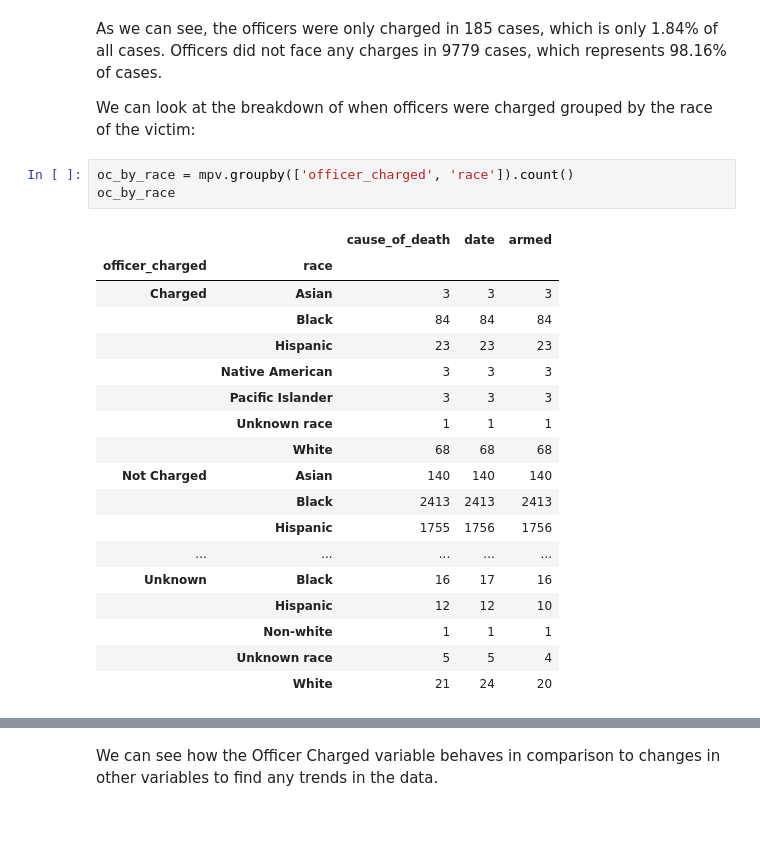
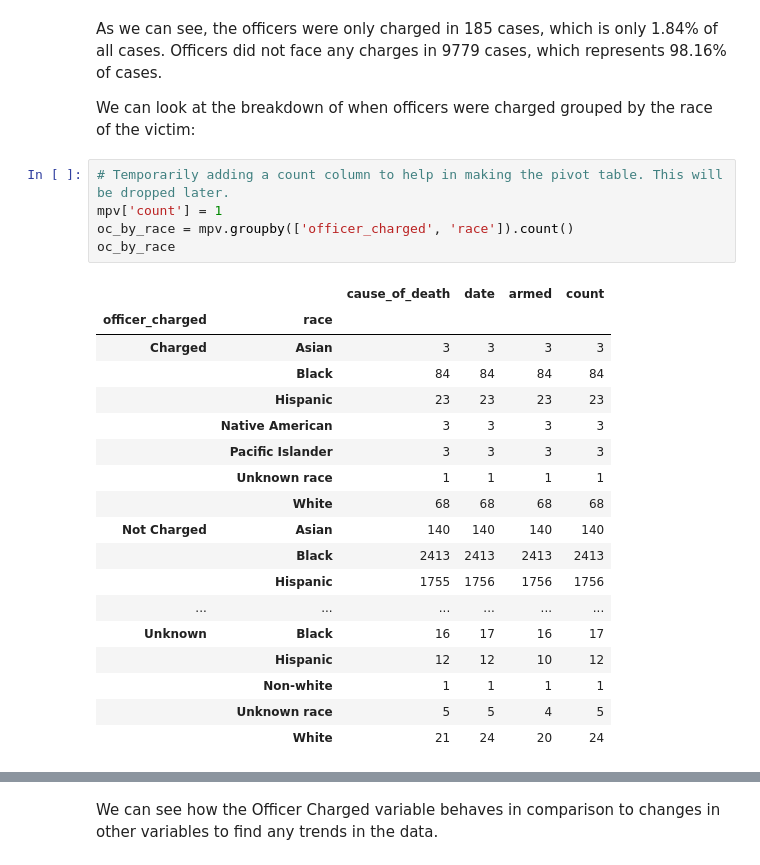
Before and after one commit to dowoma/DDS_BLM, a Jupyter notebook: DataCleaning-copy.ipynb, the cells around one changed output, grey strips where cells are left out. Drawn from its saved outputs; the diff is of its cells as text; blank space fills up the shorter version.

```diff
--- a/DataCleaning-copy.ipynb
+++ b/DataCleaning-copy.ipynb
@@ -197,24 +202,26 @@ As we can see, the officers were only charged in 185 cases, which is only 1.84%
 
 We can look at the breakdown of when officers were charged grouped by the race of the victim:
 # %%
+# Temporarily adding a count column to help in making the pivot table. This will be dropped later.
+mpv['count'] = 1
 oc_by_race = mpv.groupby(['officer_charged', 'race']).count()
 oc_by_race
 # %% [output]
-|  |  | cause_of_death | date | armed |
-| officer_charged | race |  |  |  |
-| Charged | Asian | 3 | 3 | 3 |
-|  | Black | 84 | 84 | 84 |
-|  | Hispanic | 23 | 23 | 23 |
-|  | Native American | 3 | 3 | 3 |
-|  | Pacific Islander | 3 | 3 | 3 |
-|  | Unknown race | 1 | 1 | 1 |
-|  | White | 68 | 68 | 68 |
-| Not Charged | Asian | 140 | 140 | 140 |
-|  | Black | 2413 | 2413 | 2413 |
-|  | Hispanic | 1755 | 1756 | 1756 |
-| ... | ... | ... | ... | ... |
-| Unknown | Black | 16 | 17 | 16 |
-|  | Hispanic | 12 | 12 | 10 |
-|  | Non-white | 1 | 1 | 1 |
-|  | Unknown race | 5 | 5 | 4 |
-|  | White | 21 | 24 | 20 |
+|  |  | cause_of_death | date | armed | count |
+| officer_charged | race |  |  |  |  |
+| Charged | Asian | 3 | 3 | 3 | 3 |
+|  | Black | 84 | 84 | 84 | 84 |
+|  | Hispanic | 23 | 23 | 23 | 23 |
+|  | Native American | 3 | 3 | 3 | 3 |
+|  | Pacific Islander | 3 | 3 | 3 | 3 |
+|  | Unknown race | 1 | 1 | 1 | 1 |
+|  | White | 68 | 68 | 68 | 68 |
+| Not Charged | Asian | 140 | 140 | 140 | 140 |
+|  | Black | 2413 | 2413 | 2413 | 2413 |
+|  | Hispanic | 1755 | 1756 | 1756 | 1756 |
+| ... | ... | ... | ... | ... | ... |
+| Unknown | Black | 16 | 17 | 16 | 17 |
+|  | Hispanic | 12 | 12 | 10 | 12 |
+|  | Non-white | 1 | 1 | 1 | 1 |
+|  | Unknown race | 5 | 5 | 4 | 5 |
+|  | White | 21 | 24 | 20 | 24 |
```
Also changed, not shown: parts of 10 cells of this notebook.
